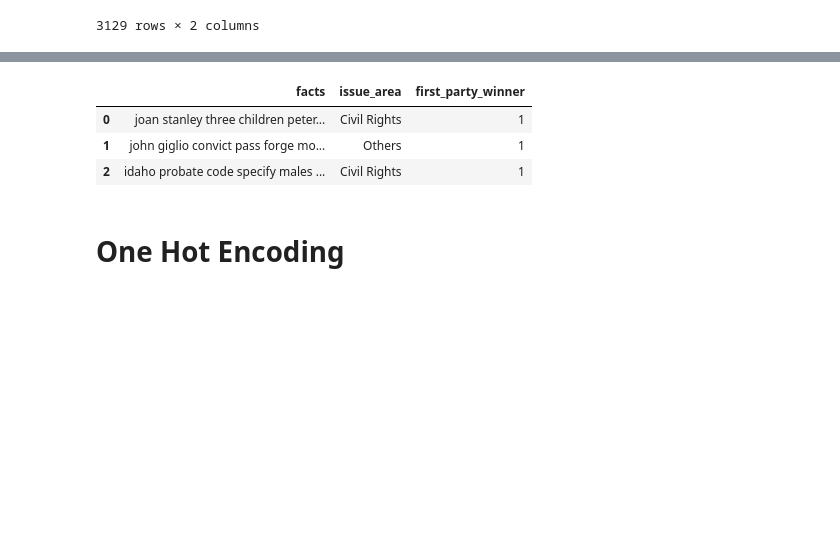
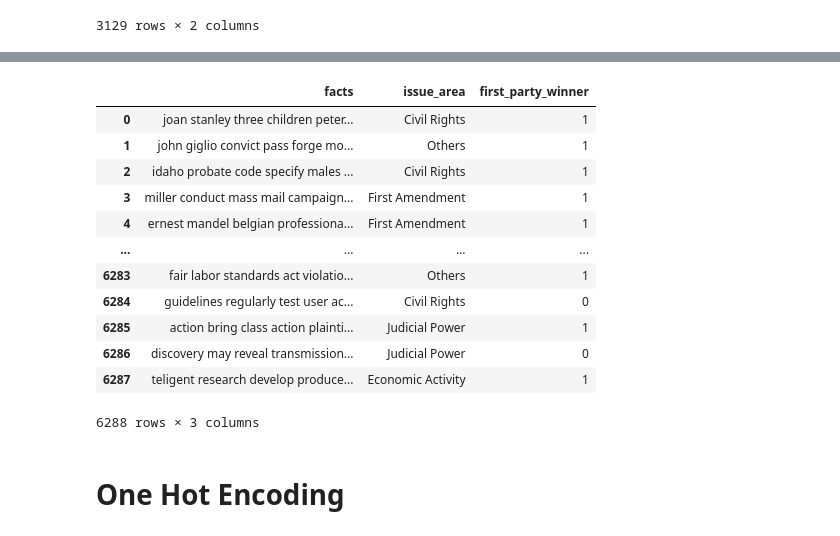
Before and after one commit to CarolinaOliveira001/SupremeCourtJudgementPrediction, a Jupyter notebook: secondTry.ipynb, the cells around one changed output, grey strips where cells are left out. Saved outputs shown, nothing was run; the diff lists cells and outputs as text; code cells hidden in the pictures; blank space fills up the shorter version.

```diff
--- a/secondTry.ipynb
+++ b/secondTry.ipynb
@@ -870,0 +871,9 @@ Pipeline(steps=[('vect', CountVectorizer(ngram_range=(1, 2))),
+# %%
+params={'logistic__C':[1e4, 1e5, 1e6],
+        'logistic__penalty' : ['none', 'l2']}
+# %%
+from sklearn.experimental import enable_halving_search_cv
+from sklearn.model_selection import HalvingGridSearchCV
+grid = HalvingGridSearchCV(logreg, cv=5, n_jobs=-1, param_grid=params)
+# %%
+grid.fit(X_train, y_train)
@@ -896,0 +919,4 @@ y_pred = logreg.predict(df_toPredict["facts"])
+# %%
+%%time
+from sklearn.metrics import classification_report
+y_pred = grid.predict(df_toPredict["facts"])
@@ -903,12 +932,21 @@ df_toPredict = df_toPredict[["facts", "issue_area", "first_party_winner"]]
 big_df = pd.concat([df_withoutNA, df_toPredict])
 big_df = big_df.reset_index(drop=True)
 # %%
-big_df.head(3)
+big_df
 # %% [output]
 |  | facts | issue_area | first_party_winner |
 | 0 | joan stanley three children peter... | Civil Rights | 1 |
 | 1 | john giglio convict pass forge mo... | Others | 1 |
 | 2 | idaho probate code specify males ... | Civil Rights | 1 |
+| 3 | miller conduct mass mail campaign... | First Amendment | 1 |
+| 4 | ernest mandel belgian professiona... | First Amendment | 1 |
+| ... | ... | ... | ... |
+| 6283 | fair labor standards act violatio... | Others | 1 |
+| 6284 | guidelines regularly test user ac... | Civil Rights | 0 |
+| 6285 | action bring class action plainti... | Judicial Power | 1 |
+| 6286 | discovery may reveal transmission... | Judicial Power | 0 |
+| 6287 | teligent research develop produce... | Economic Activity | 1 |
+6288 rows × 3 columns
 # %% [markdown]
 # One Hot Encoding
 # %%
```
Also changed, not shown: parts of 143 cells of this notebook.
